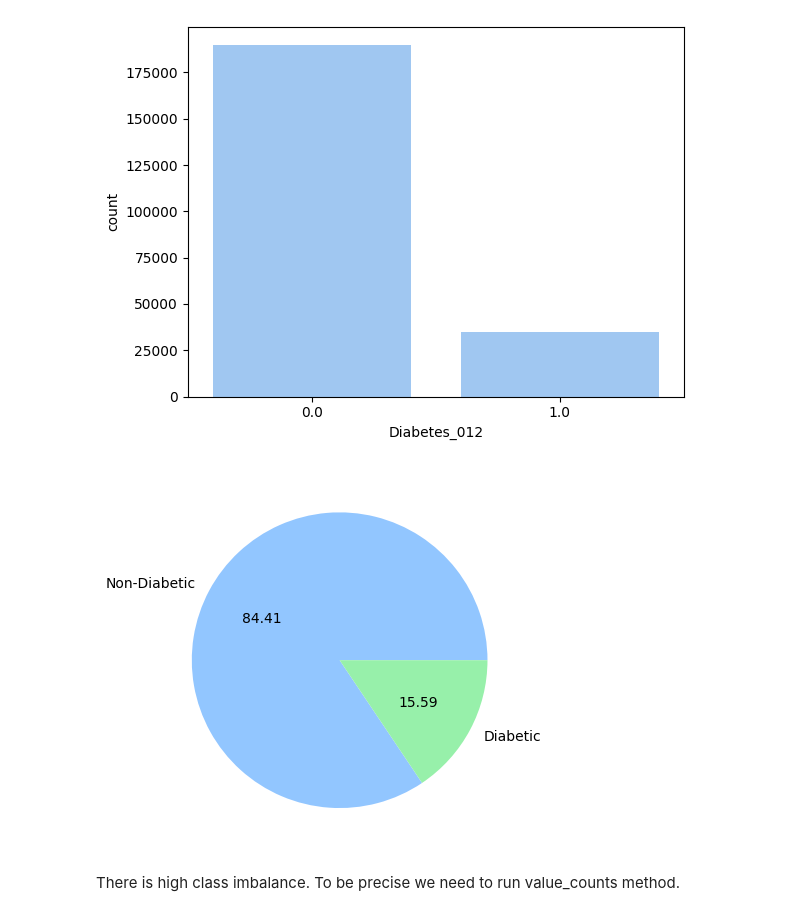
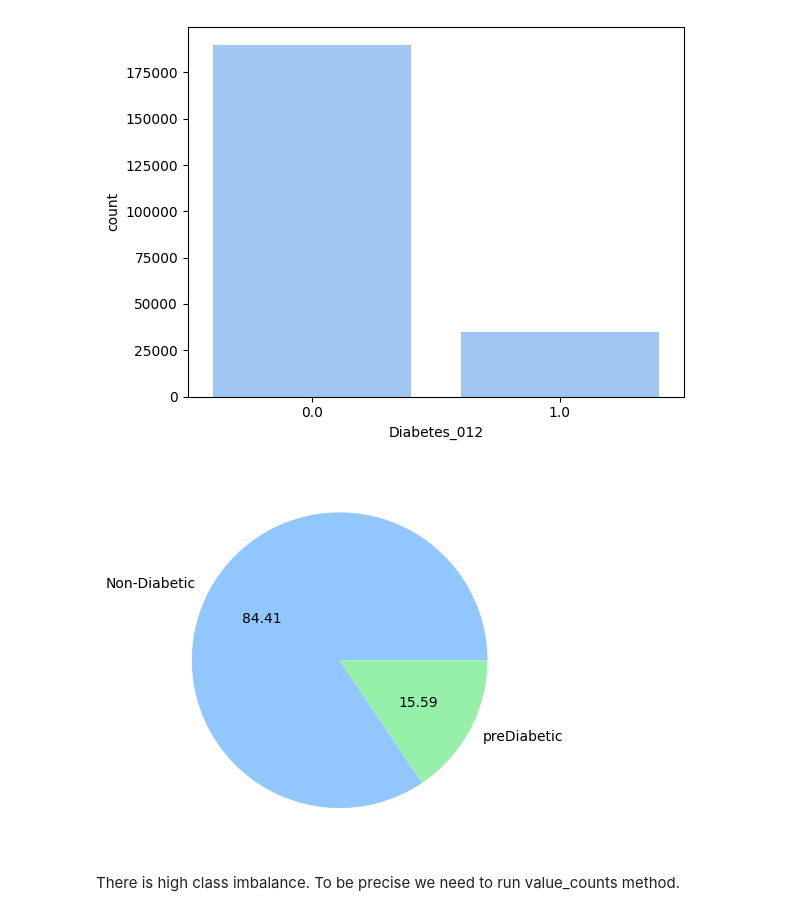
Before and after one commit to Znerf/diabetes-detection, a Jupyter notebook: binaryclassificationtype2.ipynb, the cells around one changed output. Saved outputs shown, nothing was run; the diff lists cells and outputs as text; code cells hidden in the pictures.

```diff
--- a/binaryclassificationtype2.ipynb
+++ b/binaryclassificationtype2.ipynb
@@ -151,10 +151,10 @@ sns.countplot(data=df, x='Diabetes_012')
 <Axes: xlabel='Diabetes_012', ylabel='count'>
 [figure]
 # %%
-labels=['Non-Diabetic', 'Diabetic']
+labels=['Non-Diabetic', 'preDiabetic']
 plt.pie(df["Diabetes_012"].value_counts() ,labels=labels, autopct='%.02f' );
 # %% [output]
-[figure, old version]
+[figure, new version]
 # %% [markdown]
 There is high class imbalance. To be precise we need to run value_counts method.
 # %%
```
Also changed, not shown: parts of 1 cell of this notebook.
